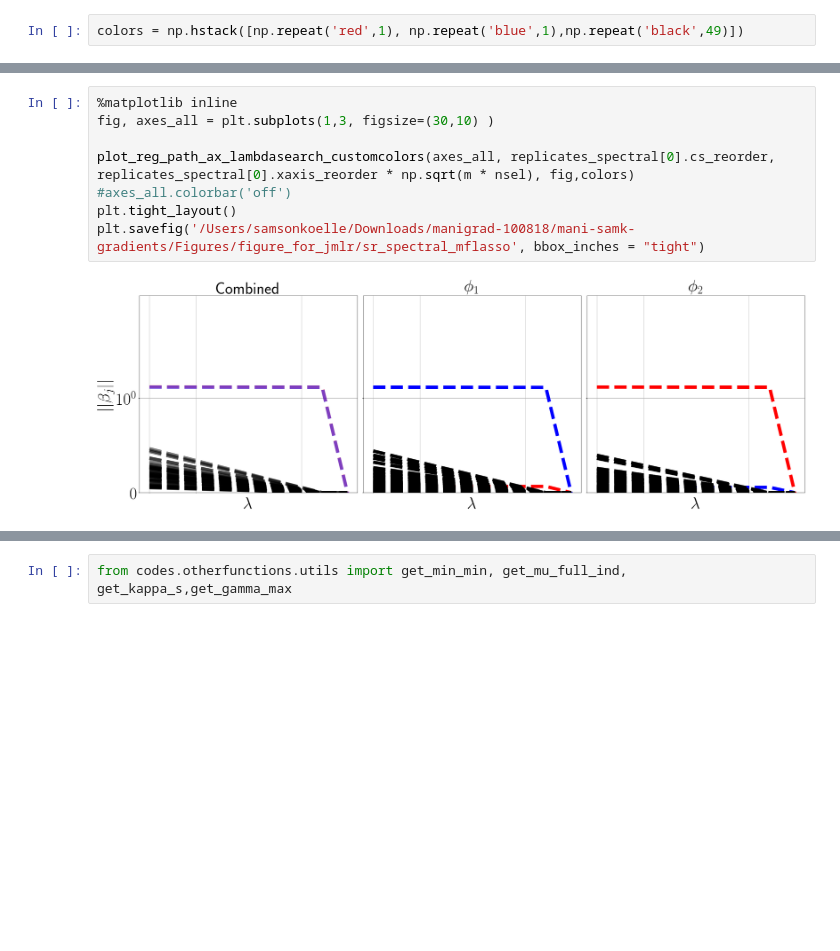
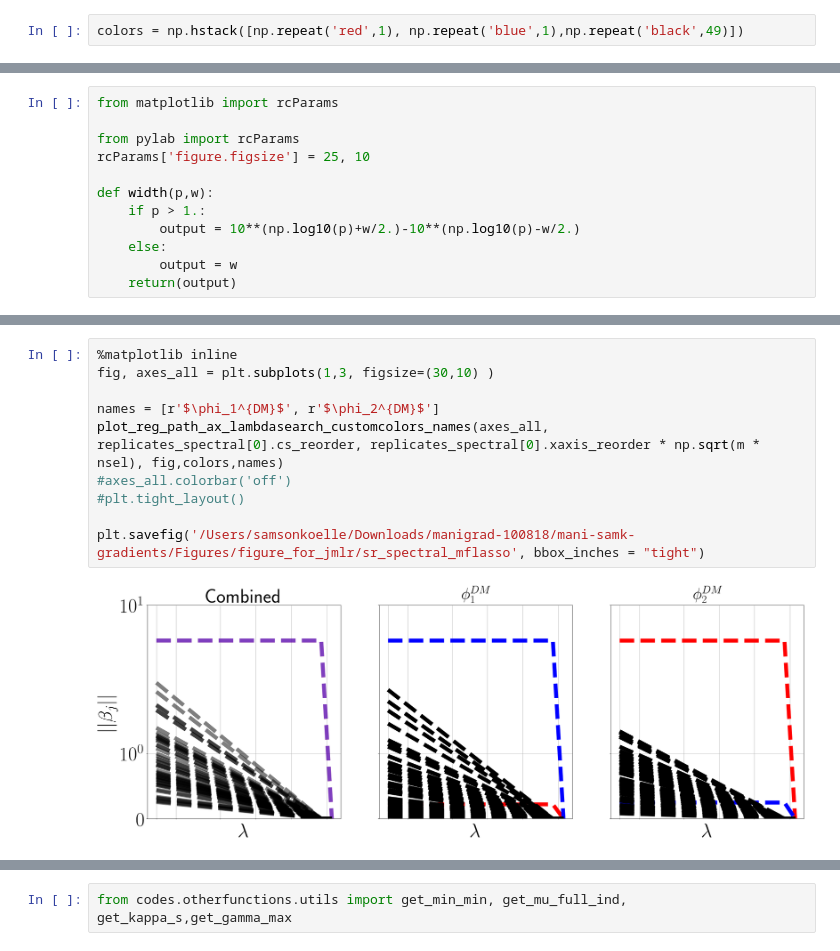
Before and after one commit to sjkoelle/manifoldflasso_jmlr, a Jupyter notebook: codes/swiss_jmlrresubmission2.ipynb, the cells around one changed output, grey strips where cells are left out. Cells and saved outputs as stored; diff of their text form; blank space fills up the shorter version.

```diff
--- a/codes/swiss_jmlrresubmission2.ipynb
+++ b/codes/swiss_jmlrresubmission2.ipynb
@@ -405,2 +466,14 @@ colors = np.hstack([np.repeat('red',1), np.repeat('blue',1),np.repeat('black',49
+# %%
+from matplotlib import rcParams
+
+from pylab import rcParams
+rcParams['figure.figsize'] = 25, 10
+
+def width(p,w):
+    if p > 1.:
+        output = 10**(np.log10(p)+w/2.)-10**(np.log10(p)-w/2.)
+    else:
+        output = w
+    return(output)
 # %%
 %matplotlib inline
@@ -425,13 +501,15 @@ plt.savefig('/Users/samsonkoelle/Downloads/manigrad-100818/mani-samk-gradients/F
 # %%
 %matplotlib inline
 fig, axes_all = plt.subplots(1,3, figsize=(30,10) )
 
-plot_reg_path_ax_lambdasearch_customcolors(axes_all, replicates_spectral[0].cs_reorder, replicates_spectral[0].xaxis_reorder * np.sqrt(m * nsel), fig,colors)
+names = [r'$\phi_1^{DM}$', r'$\phi_2^{DM}$']
+plot_reg_path_ax_lambdasearch_customcolors_names(axes_all, replicates_spectral[0].cs_reorder, replicates_spectral[0].xaxis_reorder * np.sqrt(m * nsel), fig,colors,names)
 #axes_all.colorbar('off')
-plt.tight_layout()
+#plt.tight_layout()
+
 plt.savefig('/Users/samsonkoelle/Downloads/manigrad-100818/mani-samk-gradients/Figures/figure_for_jmlr/sr_spectral_mflasso', bbox_inches = "tight")
 # %% [output]
-[figure, old version]
+[figure, new version]
 # %%
 %matplotlib inline
 fig, axes_all = plt.subplots(1,3, figsize=(30,10) )
```
Also changed, not shown: parts of 14 cells of this notebook, 13 other files.
